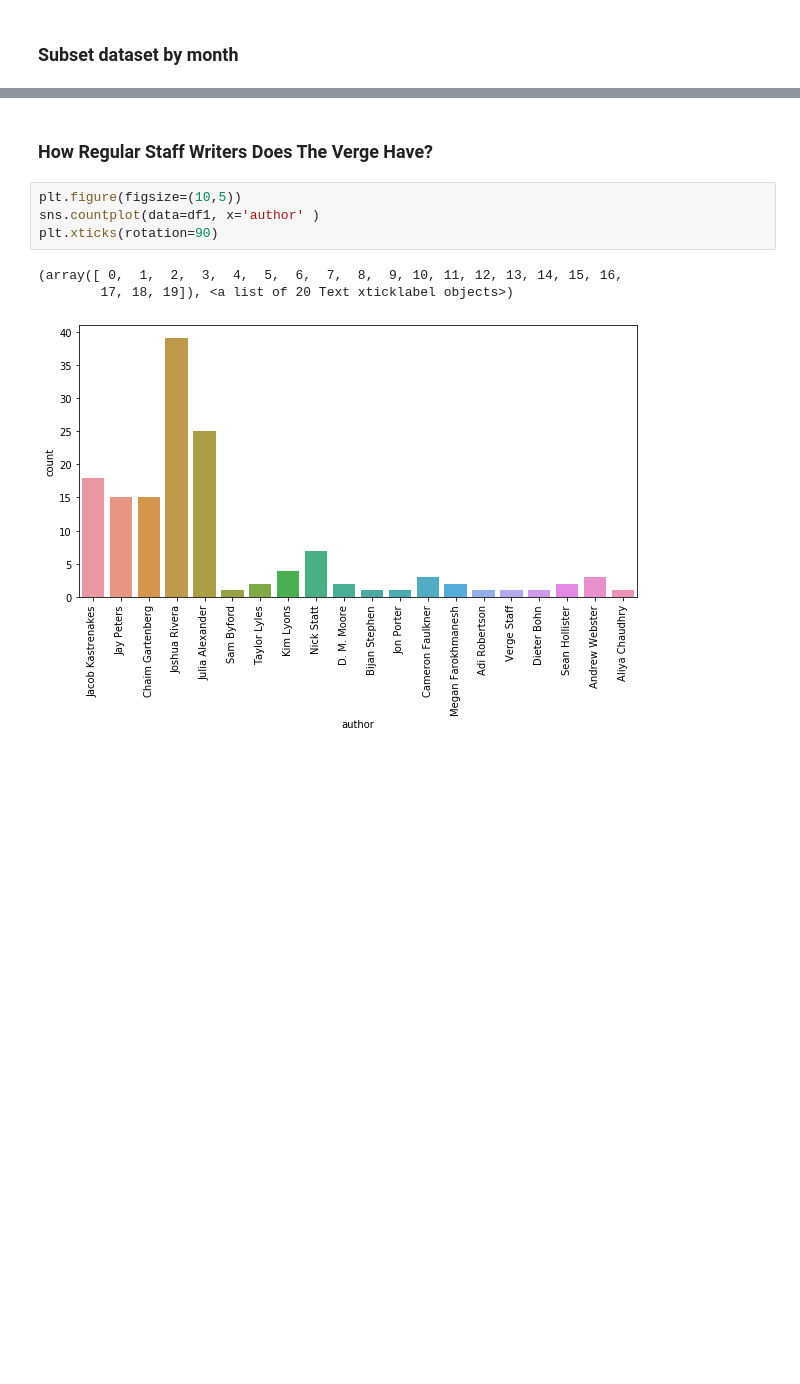
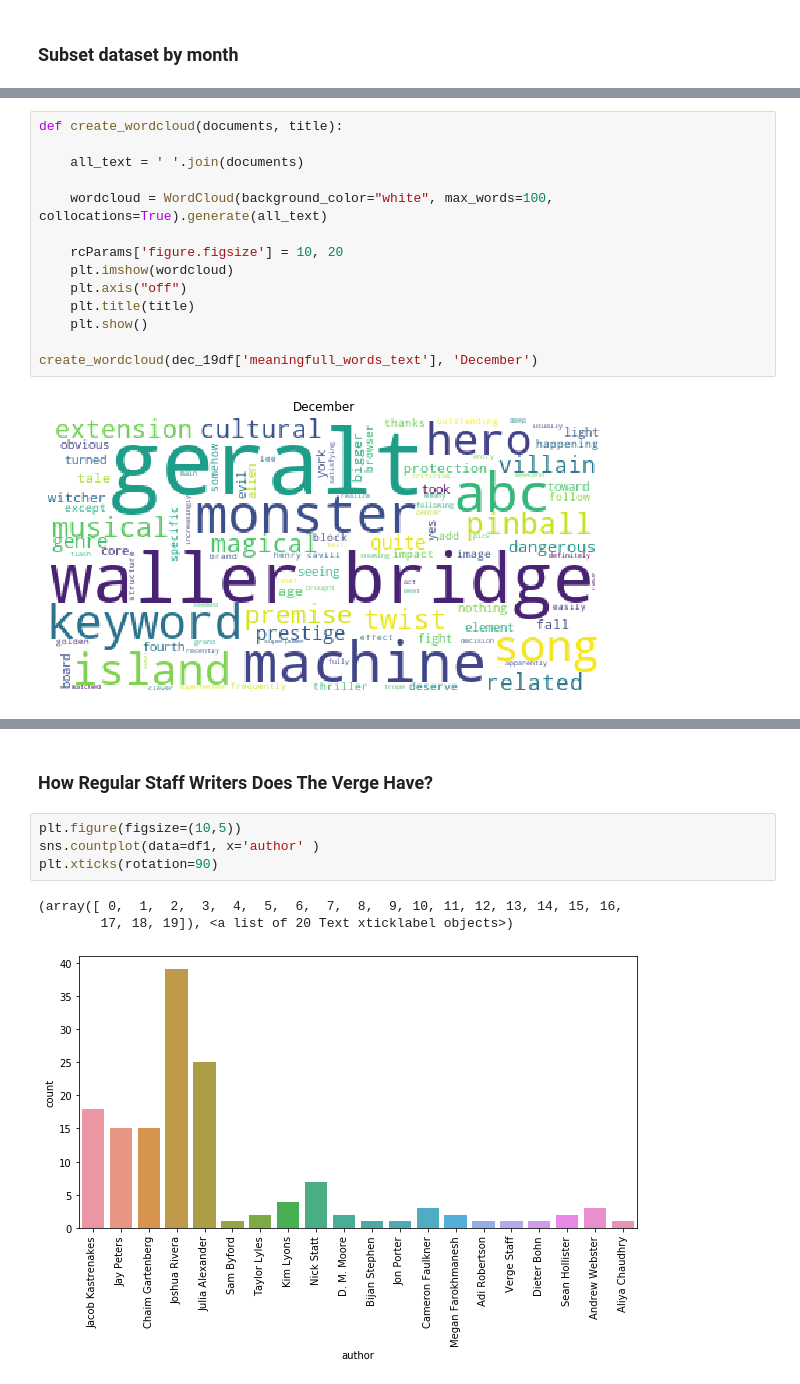
Before and after one commit to jacksonbull87/Topic-Modeling-TV-Shows-NLP-Text-Analysis-, a Jupyter notebook: The Verge-TV Show Reviews.ipynb, the cells around one changed output, grey strips where cells are left out. Drawn from its saved outputs; the diff is of its cells as text; blank space fills up the shorter version.

```diff
--- a/The Verge-TV Show Reviews.ipynb
+++ b/The Verge-TV Show Reviews.ipynb
@@ -257,0 +177,16 @@ sf = cvec.fit_transform(df1['processed_text'])
+# %%
+def create_wordcloud(documents, title):
+
+    all_text = ' '.join(documents)
+
+    wordcloud = WordCloud(background_color="white", max_words=100, collocations=True).generate(all_text)
+
+    rcParams['figure.figsize'] = 10, 20
+    plt.imshow(wordcloud)
+    plt.axis("off")
+    plt.title(title)
+    plt.show()
+
+create_wordcloud(dec_19df['meaningfull_words_text'], 'December')
+# %% [output]
+[figure, added]
```
Also changed, not shown: parts of 26 cells of this notebook, 15 other files.
